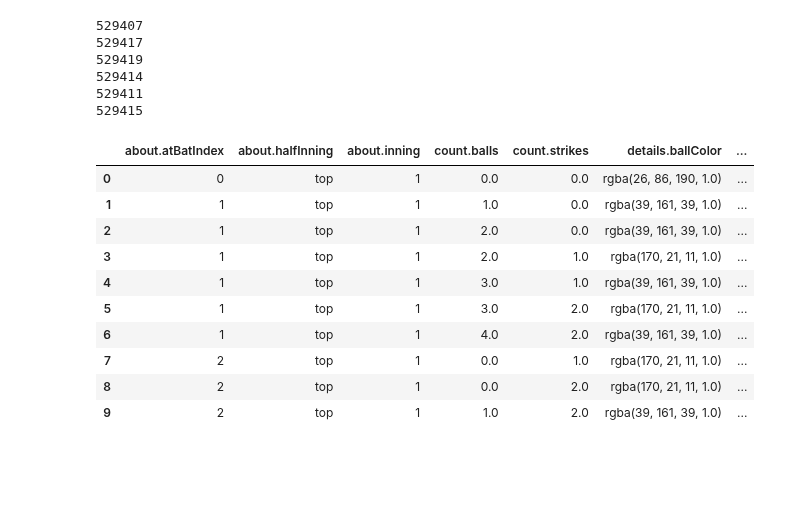
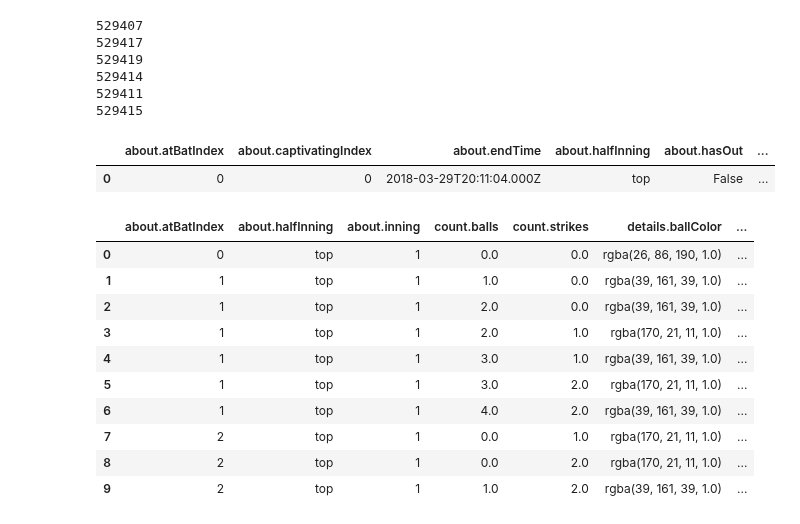
Before and after one commit to ConnorAnderson29/pitch_prediction_model, a Jupyter notebook: eda1.ipynb, the cells around one changed output. Saved outputs shown, nothing was run; the diff lists cells and outputs as text; code cells hidden in the pictures; blank space fills up the shorter version.

```diff
--- a/eda1.ipynb
+++ b/eda1.ipynb
@@ -152,6 +151,11 @@ for game in test_pk:
 529414
 529411
 529415
+# %%
+curr_plays_norm.head(1)
+# %% [output]
+|  | about.atBatIndex | about.captivatingIndex | about.endTime | about.halfInning | about.hasOut | ... |
+| 0 | 0 | 0 | 2018-03-29T20:11:04.000Z | top | False | ... |
 # %%
 each_pitch = pd.DataFrame(list_for_final_df)
 each_pitch.head(10)
```
Also changed, not shown: parts of 8 cells of this notebook.
